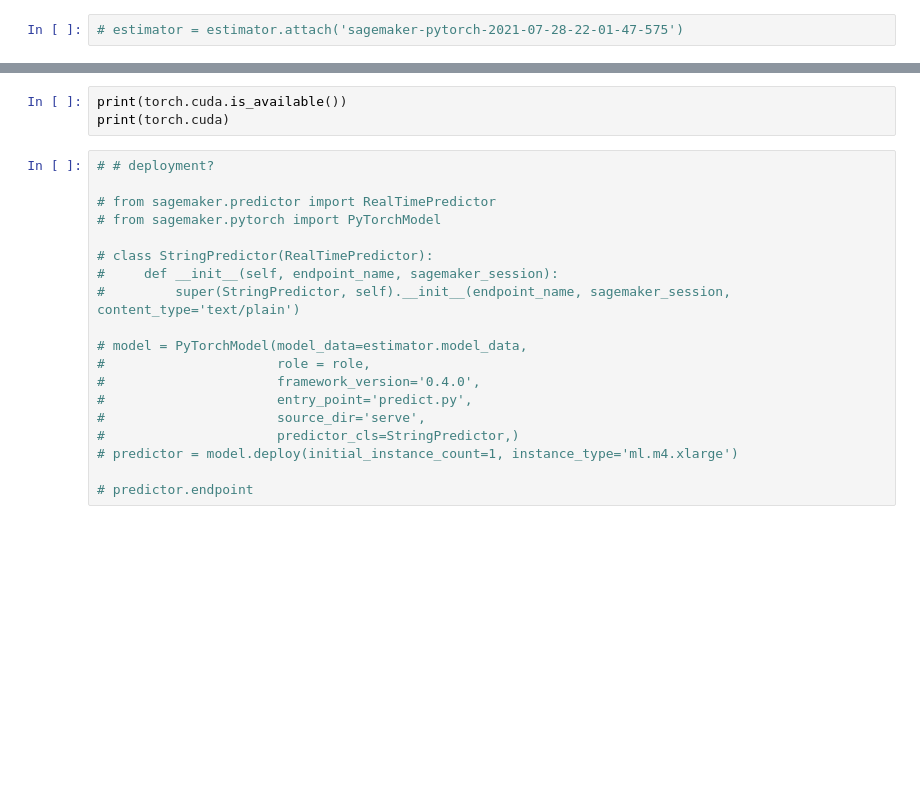
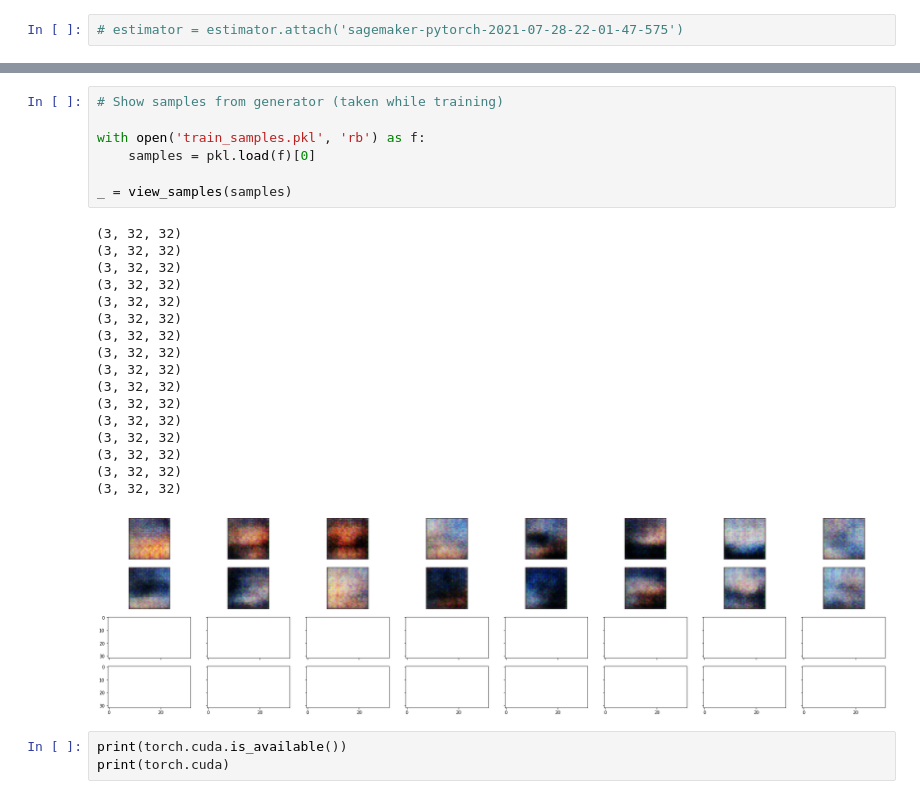
Before and after one commit to acavet/sky-gan, a Jupyter notebook: sky-gan.ipynb, the cells around one changed output, grey strips where cells are left out. Saved outputs shown, nothing was run; the diff lists cells and outputs as text; blank space fills up the shorter version.

```diff
--- a/sky-gan.ipynb
+++ b/sky-gan.ipynb
@@ -312,22 +253,28 @@ _ = view_samples(-1, model(fixed_z))
+# %%
+# Show samples from generator (taken while training)
+
+with open('train_samples.pkl', 'rb') as f:
+    samples = pkl.load(f)[0]
+
+_ = view_samples(samples)
+# %% [output]
+(3, 32, 32)
+(3, 32, 32)
+(3, 32, 32)
+(3, 32, 32)
+(3, 32, 32)
+(3, 32, 32)
+(3, 32, 32)
+(3, 32, 32)
+(3, 32, 32)
+(3, 32, 32)
+(3, 32, 32)
+(3, 32, 32)
+(3, 32, 32)
+(3, 32, 32)
+(3, 32, 32)
+(3, 32, 32)
+[figure, added]
 # %%
 print(torch.cuda.is_available())
 print(torch.cuda)
-# %%
-# # deployment?
-
-# from sagemaker.predictor import RealTimePredictor
-# from sagemaker.pytorch import PyTorchModel
-
-# class StringPredictor(RealTimePredictor):
-#     def __init__(self, endpoint_name, sagemaker_session):
-#         super(StringPredictor, self).__init__(endpoint_name, sagemaker_session, content_type='text/plain')
-
-# model = PyTorchModel(model_data=estimator.model_data,
-#                      role = role,
-#                      framework_version='0.4.0',
-#                      entry_point='predict.py',
-#                      source_dir='serve',
-#                      predictor_cls=StringPredictor,)
-# predictor = model.deploy(initial_instance_count=1, instance_type='ml.m4.xlarge')
-
-# predictor.endpoint
```
Also changed, not shown: parts of 27 cells of this notebook, 5 other files.
